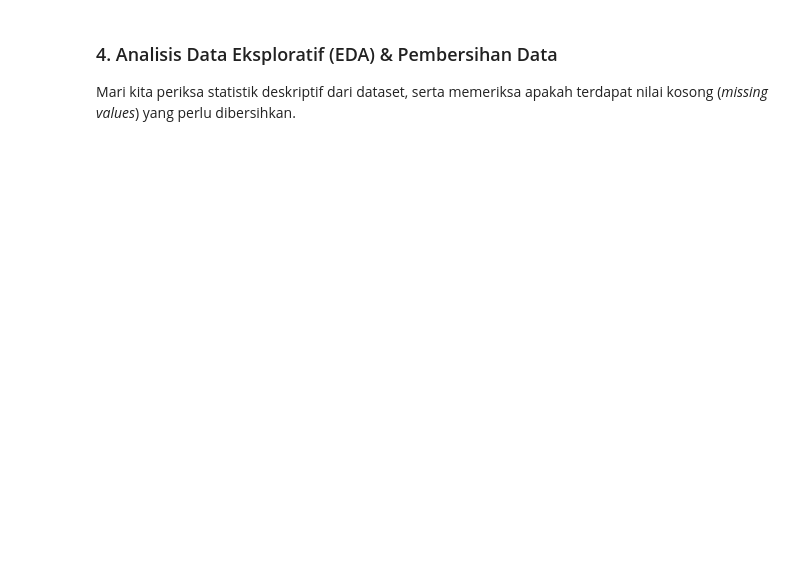
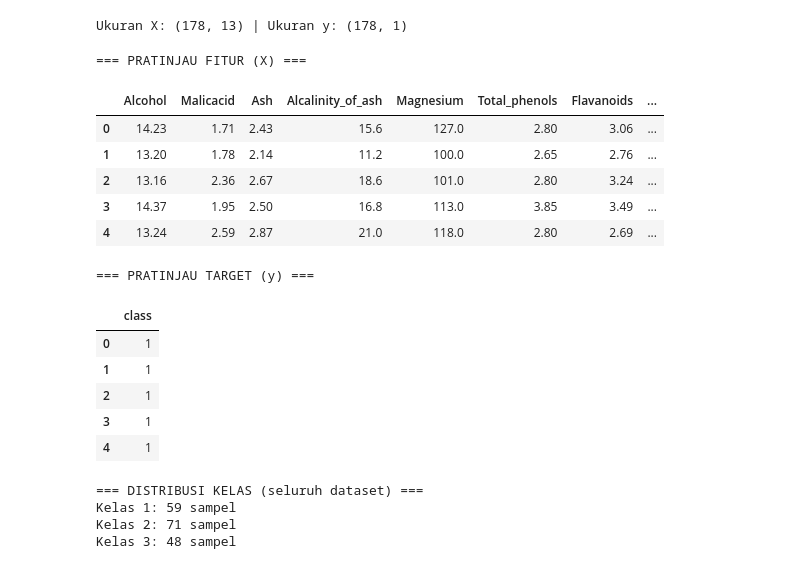
Before and after one commit to aariffaqiih/temp, a Jupyter notebook: Untitled13.ipynb, the cells around one changed output. Cells and saved outputs as stored; diff of their text form; code cells hidden in the pictures; blank space fills up the shorter version.

```diff
--- a/Untitled13.ipynb
+++ b/Untitled13.ipynb
@@ -84,4 +3,61 @@ Baseline Accuracy (Zero-R): 39.89%
-# %% [markdown]
-### 4. Analisis Data Eksploratif (EDA) & Pembersihan Data
-Mari kita periksa statistik deskriptif dari dataset, serta memeriksa apakah terdapat nilai kosong (*missing values*) yang perlu dibersihkan.
+# %%
+import numpy as np
+import pandas as pd
+import matplotlib.pyplot as plt
+import seaborn as sns
+
+from sklearn.model_selection import train_test_split, cross_val_score
+from sklearn.preprocessing import StandardScaler
+from sklearn.linear_model import LogisticRegression
+from sklearn.pipeline import Pipeline
+from sklearn.metrics import classification_report, accuracy_score, confusion_matrix
+from sklearn.datasets import load_wine
+
+_raw = load_wine()
+_col_map = {
+    'alcohol': 'Alcohol', 'malic_acid': 'Malicacid', 'ash': 'Ash',
+    'alcalinity_of_ash': 'Alcalinity_of_ash', 'magnesium': 'Magnesium',
+    'total_phenols': 'Total_phenols', 'flavanoids': 'Flavanoids',
+    'nonflavanoid_phenols': 'Nonflavanoid_phenols', 'proanthocyanins': 'Proanthocyanins',
+    'color_intensity': 'Color_intensity', 'hue': 'Hue',
+    'od280/od315_of_diluted_wines': '0D280_0D315_of_diluted_wines', 'proline': 'Proline'
+}
+
+X = pd.DataFrame(_raw.data, columns=[_col_map[c] for c in _raw.feature_names])
+y = pd.DataFrame({'class': _raw.target + 1})
+y_flat = y.values.ravel()
+
+print("Ukuran X:", X.shape, "| Ukuran y:", y.shape)
+# %% [output]
+Ukuran X: (178, 13) | Ukuran y: (178, 1)
+# %%
+print("=== PRATINJAU FITUR (X) ===")
+display(X.head())
+
+print("\n=== PRATINJAU TARGET (y) ===")
+display(y.head())
+
+print("\n=== DISTRIBUSI KELAS (seluruh dataset) ===")
+classes_full, counts_full = np.unique(y_flat, return_counts=True)
+for c, n in zip(classes_full, counts_full):
+    print(f"Kelas {c}: {n} sampel")
+# %% [output]
+=== PRATINJAU FITUR (X) ===
+|  | Alcohol | Malicacid | Ash | Alcalinity_of_ash | Magnesium | Total_phenols | Flavanoids | ... |
+| 0 | 14.23 | 1.71 | 2.43 | 15.6 | 127.0 | 2.80 | 3.06 | ... |
+| 1 | 13.20 | 1.78 | 2.14 | 11.2 | 100.0 | 2.65 | 2.76 | ... |
+| 2 | 13.16 | 2.36 | 2.67 | 18.6 | 101.0 | 2.80 | 3.24 | ... |
+| 3 | 14.37 | 1.95 | 2.50 | 16.8 | 113.0 | 3.85 | 3.49 | ... |
+| 4 | 13.24 | 2.59 | 2.87 | 21.0 | 118.0 | 2.80 | 2.69 | ... |
+=== PRATINJAU TARGET (y) ===
+|  | class |
+| 0 | 1 |
+| 1 | 1 |
+| 2 | 1 |
+| 3 | 1 |
+| 4 | 1 |
+=== DISTRIBUSI KELAS (seluruh dataset) ===
+Kelas 1: 59 sampel
+Kelas 2: 71 sampel
+Kelas 3: 48 sampel
 # %%
```
Also changed, not shown: parts of 24 cells of this notebook.
